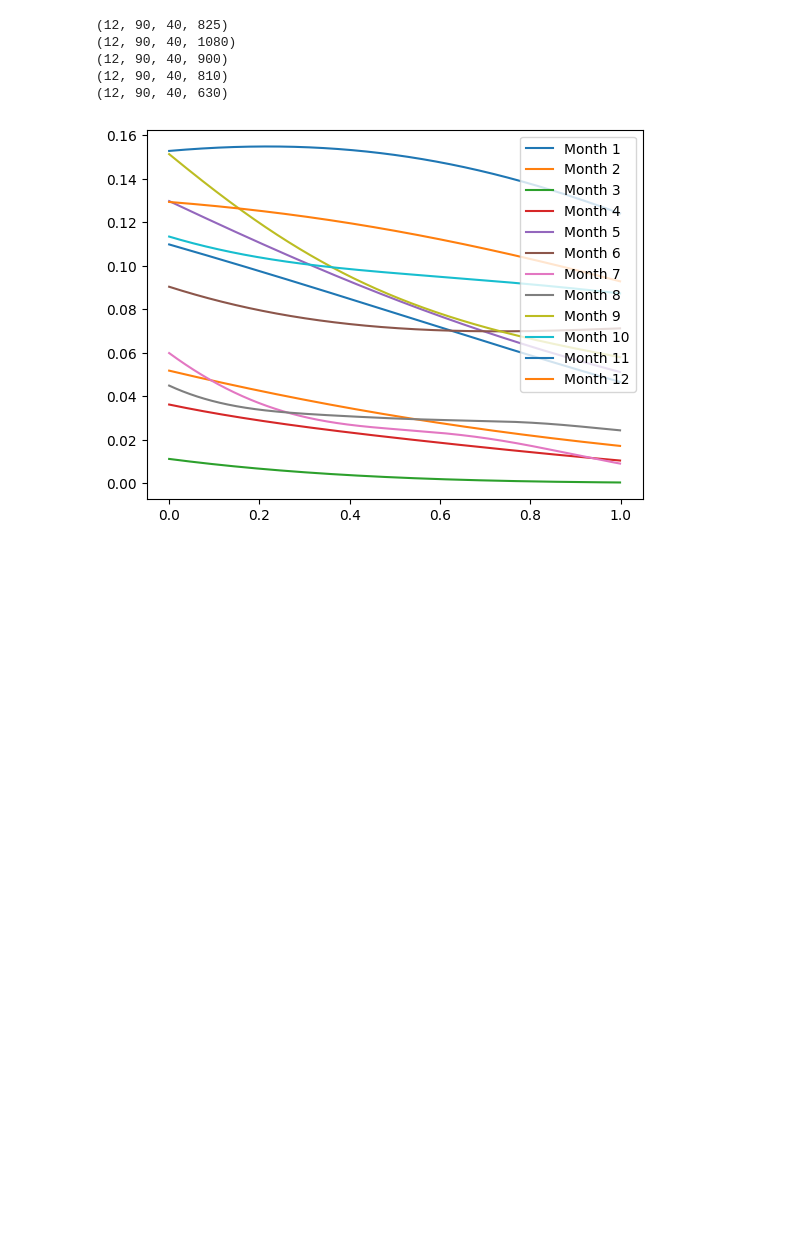
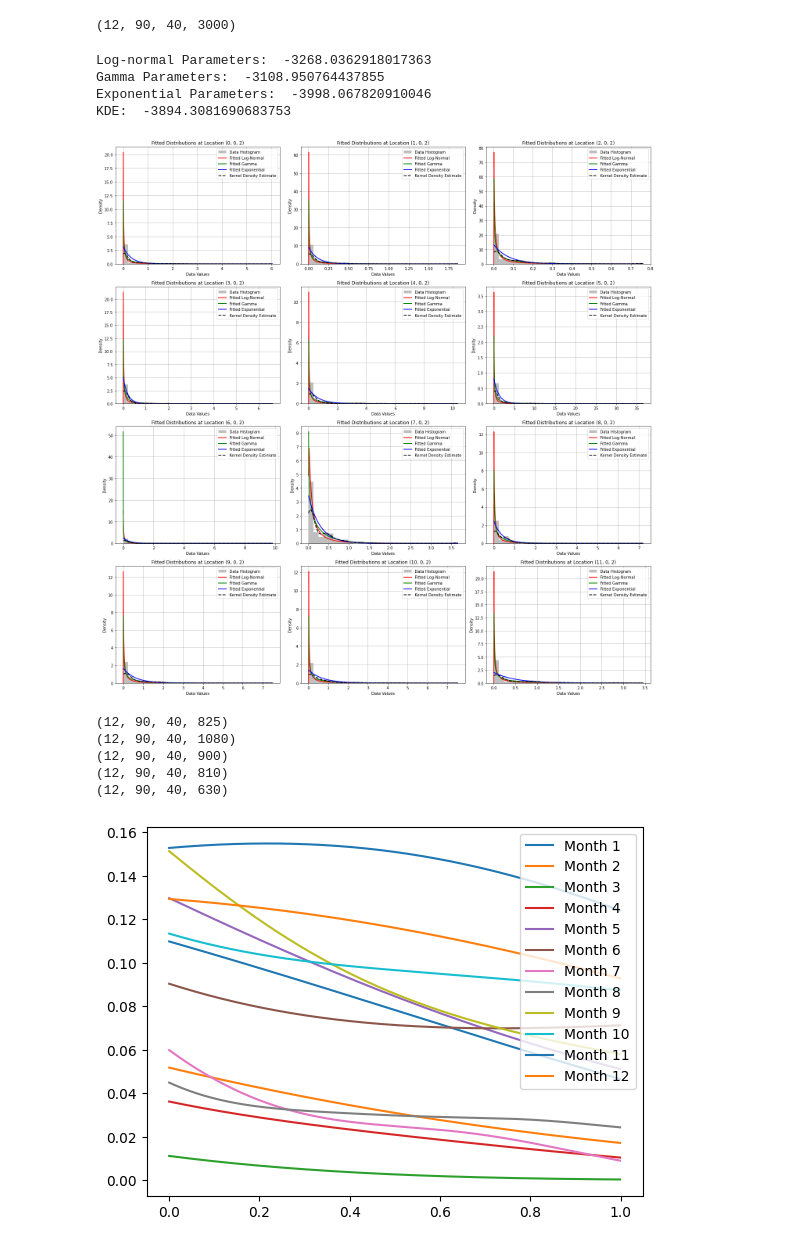
Before and after one commit to kenzaxtazi/bcm4rcm, a Jupyter notebook: experiments/evaluation/evaluation.ipynb, the cells around one changed output. Cells and saved outputs as stored; diff of their text form; code cells hidden in the pictures; blank space fills up the shorter version.

```diff
--- a/experiments/evaluation/evaluation.ipynb
+++ b/experiments/evaluation/evaluation.ipynb
@@ -71,6 +53,8 @@ MIROC (12, 90, 40, 30)
 # %%
-weights_path = "/Users/marron31/repos/bcm4rcm/data/weights/wass_arr.npy"
+# Load weights
+weights_path = "/data/hpcdata/users/kenzi22/bcm4rcm/data/weights/wass_arr.npy"
 weights_arr = np.load(weights_path)
 
+# Scale weights to sum to 100
 weights_arr = (weights_arr/weights_arr.sum(axis=0))*100
 # %%
@@ -117,0 +63,6 @@ for i in range (12):
+# %%
+# Compute weighted data points
+print(rcm_5d.shape, weights_arr.shape)
+kde_results = np.zeros((12, 90, 40), dtype=object)
+
+moe_data = compute_weighted_data_points(rcm_5d=rcm_5d, weights_arr=weights_arr)
@@ -117,0 +91,35 @@ for i in range (12):
+# %%
+# Reshape to [month, lon, lat, N * 100], where N is 30
+moe_dists = moe_data.reshape(list(moe_data.shape[:3])+[-1])
+
+print(moe_dists.shape)
+# %% [output]
+(12, 90, 40, 3000)
+# %%
+# Fit the distributions to the data
+epsilon = 1e-3 # add small value to avoid zeros
+fit_results = fit_distributions_to_4d_data(moe_dists[:,:5,:5,:]+epsilon, distributions=None)
+# %%
+# Verify the results
+print("Log-normal Parameters: ", fit_results['lognormal']['log_likelihood'].mean())
+print("Gamma Parameters: ", fit_results['gamma']['log_likelihood'].mean())
+print("Exponential Parameters: ", fit_results['exponential']['log_likelihood'].mean())
+print("KDE: ", fit_results['kde']['log_likelihood'].mean())
+# %% [output]
+Log-normal Parameters:  -3268.0362918017363
+Gamma Parameters:  -3108.950764437855
+Exponential Parameters:  -3998.067820910046
+KDE:  -3894.3081690683753
+# %%
+m = np.random.randint(12)
+lat = np.random.randint(5)
+lon = np.random.randint(5)
+
+fig, axes = plt.subplots(4,3, figsize=(20,20))
+
+for idx, ax in enumerate(axes.flatten()):
+    plot_fitted_distributions(data = moe_dists, fitted_results=fit_results, location=(idx,lon,lat), distributions=None, ax=ax)
+
+plt.tight_layout()
+# %% [output]
+[figure, added]
```
Also changed, not shown: parts of 12 cells of this notebook.
